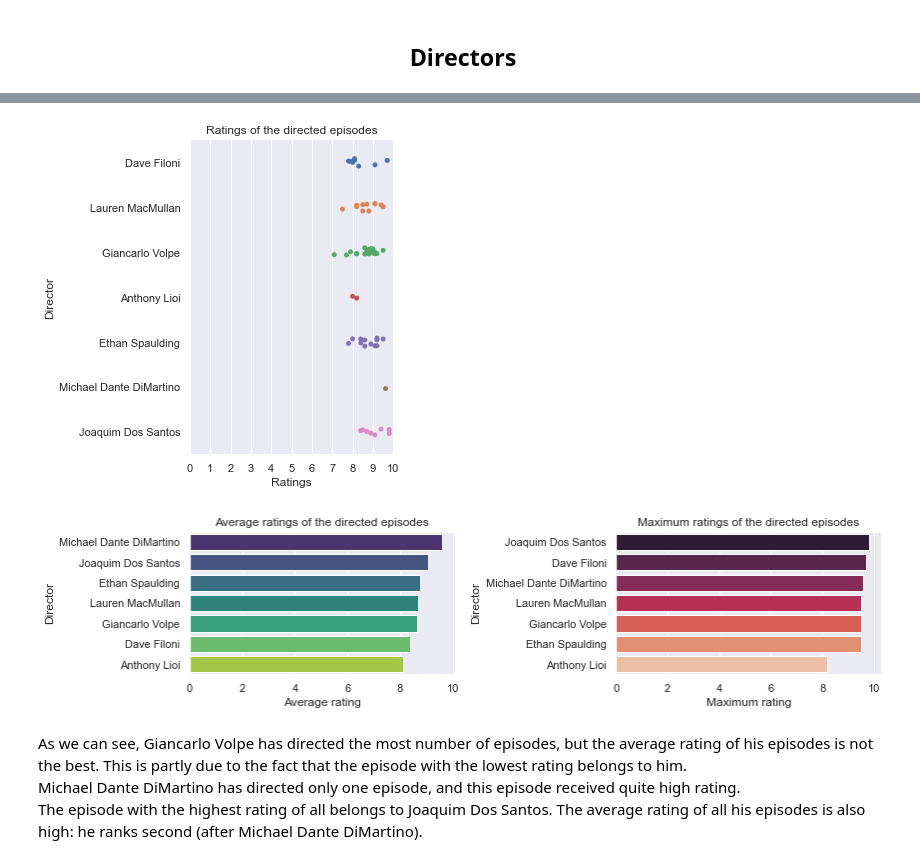
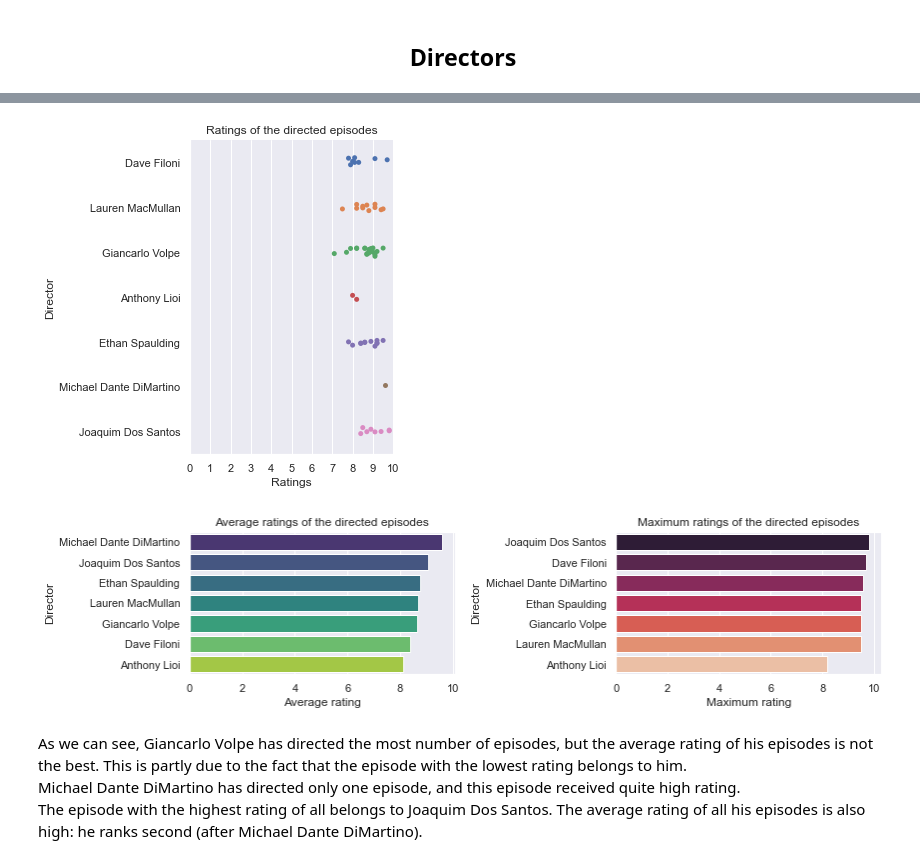
Before and after one commit to sgol11/avatar-analysis, a Jupyter notebook: avatar_analysis.ipynb, the cells around one changed output, grey strips where cells are left out. Cells and saved outputs as stored; diff of their text form; code cells hidden in the pictures.

```diff
--- a/avatar_analysis.ipynb
+++ b/avatar_analysis.ipynb
@@ -275,51 +269,39 @@ plt.show()
 # %%
 # Ratings of the directed episodes
 
 sns.catplot(x='imdb_rating', y='director', data=data)
 plt.title('Ratings of the directed episodes')
 plt.xlabel('Ratings')
 plt.ylabel('Director')
 plt.xticks(range(0, 11))
 
 plt.show()
 
 fig, ax = plt.subplots(1, 2, figsize=(12,3))
 
-avg_rating = engine.execute("""
-                            SELECT director, AVG(imdb_rating) AS rating
-                            FROM data
-                            GROUP BY director
-                            ORDER BY rating DESC
-                            """)
-avg_rating_df = pd.DataFrame(avg_rating.fetchall())
-avg_rating_df.columns = avg_rating.keys()
+avg_rating = (data[['director', 'imdb_rating']].groupby('director')
+              .mean().sort_values('imdb_rating', ascending=False))
 
-max_rating = engine.execute("""
-                            SELECT director, MAX(imdb_rating) AS rating
-                            FROM data
-                            GROUP BY director
-                            ORDER BY rating DESC
-                            """)
-max_rating_df = pd.DataFrame(max_rating.fetchall())
-max_rating_df.columns = max_rating.keys()
+max_rating = (data[['director', 'imdb_rating']].groupby('director')
+              .max().sort_values('imdb_rating', ascending=False))
 
-sns.barplot(ax=ax[0], x='rating', y='director', data=avg_rating_df,
+sns.barplot(ax=ax[0], x='imdb_rating', y=avg_rating.index, data=avg_rating,
            palette='viridis')
 ax[0].set_xlabel('Average rating')
 ax[0].set_ylabel('Director')
 ax[0].set_title('Average ratings of the directed episodes')
 
-sns.barplot(ax=ax[1], x='rating', y='director', data=max_rating_df,
+sns.barplot(ax=ax[1], x='imdb_rating', y=max_rating.index, data=max_rating,
            palette='rocket')
 ax[1].set_xlabel('Maximum rating')
 ax[1].set_ylabel('Director')
 ax[1].set_title('Maximum ratings of the directed episodes')
 
 fig.tight_layout()
 
 plt.show()
 # %% [output]
-[figure, old version]
+[figure, new version]
 [figure]
 # %% [markdown]
 As we can see, Giancarlo Volpe has directed the most number of episodes, but the average rating of his episodes is not the best. This is partly due to the fact that the episode with the lowest rating belongs to him. <br>
```
Also changed, not shown: parts of 10 cells of this notebook.
